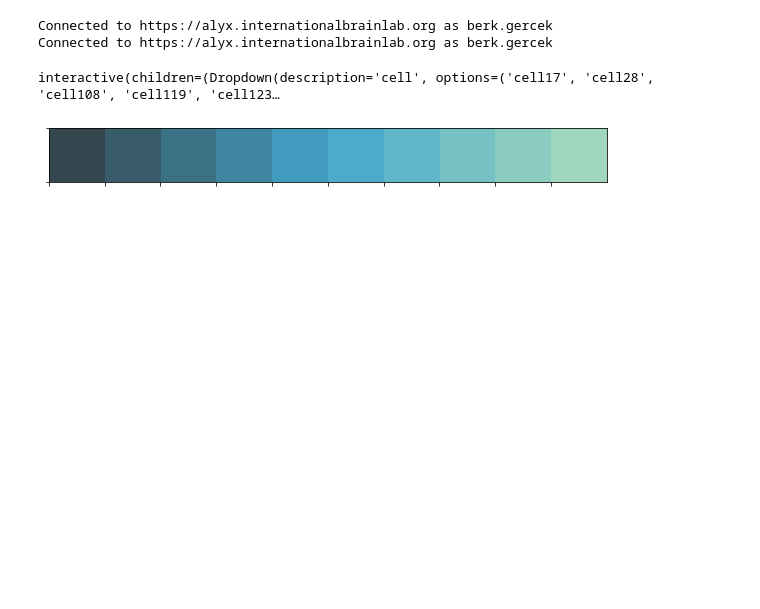
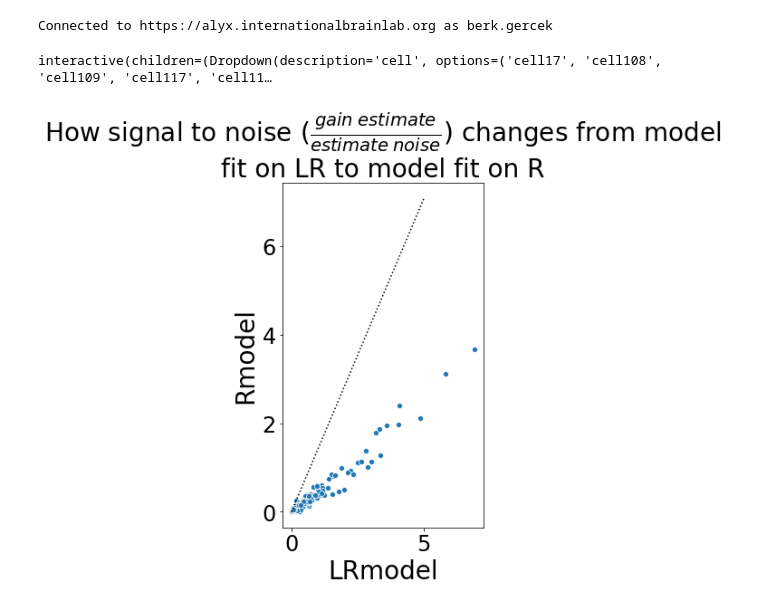
Before and after one commit to int-brain-lab/prior-localization, a Jupyter notebook: fit_explorer.ipynb, the cells around one changed output. Cells and saved outputs as stored; diff of their text form; code cells hidden in the pictures; blank space fills up the shorter version.

```diff
--- a/fit_explorer.ipynb
+++ b/fit_explorer.ipynb
@@ -32,7 +32,7 @@ def updatesess(*args):
 sesswidget.observe(updatesess)
 
 mouse = 'ZM_2240'
-sess = '2020-01-22_session_2020-04-20_probe0_fit.p'
+sess = '2020-01-22_session_2020-05-05_probe0_fit.p'
 probe_idx=0
 
 
@@ -48,7 +48,6 @@ spikes = one.load(uuid, ['spikes.times'])[probe_idx]
 clu = one.load(uuid, ['spikes.clusters'])[probe_idx]
 # %% [output]
 Connected to https://alyx.internationalbrainlab.org as berk.gercek
-Connected to https://alyx.internationalbrainlab.org as berk.gercek
 # %%
 percentile = 90# We should only show cells whose prior gain / gain estimate variance is above this percentile
 fullfits = fits['fits']
@@ -80,10 +79,10 @@ def plot_kern(cell=subsetdf.index.to_list(), kern=fit_types.keys()):
     currfit = fitdf.loc[cell]
     timescale = np.arange(0, kern_length, binw)
     if fit_types[kern] == 'stim':
-        weight1 = currfit['stim_L']
+        weight1 = np.ones_like(currfit['stim_R']) #currfit['stim_L']
         weight2 = currfit['stim_R']
-        err1 = err_wght_sync(currfit['varstim_L'], weight1)
-        err2 = err_wght_sync(currfit['varstim_R'], weight2)
+        err2 = np.sqrt(err_wght_sync(currfit['varstim_R'], weight2))
+        err1 = np.ones_like(err2)  #currfitnp.sqrt(err_wght_sync(currfit['varstim_L'], weight1))
         label1 = 'Left stimulus onset'
         label2 = 'Right stimulus onset'
         title = 'Kernels fit to right and left stimulus onset'
@@ -97,8 +96,8 @@ def plot_kern(cell=subsetdf.index.to_list(), kern=fit_types.keys()):
         label1 = 'Correct feedback'
         label2 = 'Incorrect feedback'
         title = 'Kernels fit to correct and incorrect feedback'
-        event_t1 = trdf[trdf.feedbackType == 1].stimOn_times
-        event_t2 = trdf[trdf.feedbackType == -1].stimOn_times
+        event_t1 = trdf[(trdf.feedbackType == 1) & np.isfinite(trdf.contrastRight)].stimOn_times
+        event_t2 = trdf[(trdf.feedbackType == -1) & np.isfinite(trdf.contrastRight)].stimOn_times
     elif fit_types[kern] == 'prior':
         plt.close(fig)
         fig, axes = plt.subplots(1, 1, figsize=(15, 9))
@@ -150,11 +149,24 @@ def plot_kern(cell=subsetdf.index.to_list(), kern=fit_types.keys()):
     plt.tight_layout()
     # Bizarre fits: cell253, cell302
 # %% [output]
-interactive(children=(Dropdown(description='cell', options=('cell17', 'cell28', 'cell108', 'cell119', 'cell123…
+interactive(children=(Dropdown(description='cell', options=('cell17', 'cell108', 'cell109', 'cell117', 'cell11…
-# %%
-n_perc = 10
-cmap = sns.color_palette('GnBu_d', n_perc)
-
-sns.palplot(cmap)
-# %% [output]
-[figure, removed]
+# %%
+oldfits = np.load(f'./fits/ZM_2240/2020-01-22_session_2020-04-20_probe0_fit.p', allow_pickle=True)
+oldfits = oldfits['fits']
+olddf = oldfits[np.isfinite(oldfits.prior)]
+newsnr = np.abs(fitdf.prior / fitdf.varprior)
+oldsnr = np.abs(olddf.prior / olddf.varprior)
+compdf = pd.concat([oldsnr, newsnr], axis=1, sort=True)
+compdf.rename(columns={0: 'LRmodel', 1: 'Rmodel'}, inplace=True)
+compdf = compdf.astype(float)
+compdf[(compdf.LRmodel > 1e-3) & (compdf.Rmodel > 1e-3)]
+sigdf = compdf[(compdf.LRmodel > 1e-3) & (compdf.Rmodel > 1e-3)]
+logdf = np.log(sigdf)
+plt.figure(figsize=(8, 8))
+ax = sns.scatterplot(x='LRmodel', y='Rmodel', data=sigdf)
+ax.plot([0, 5], np.sqrt(2) * np.array([0, 5]), ':k')
+plt.title(r'How signal to noise ($\frac{gain \; estimate}{estimate \; noise}$) changes from model' + '\n' +
+          'fit on LR to model fit on R')
+plt.tight_layout()
+# %% [output]
+[figure, added]
```
Also changed, not shown: parts of 2 cells of this notebook, 6 other files.
